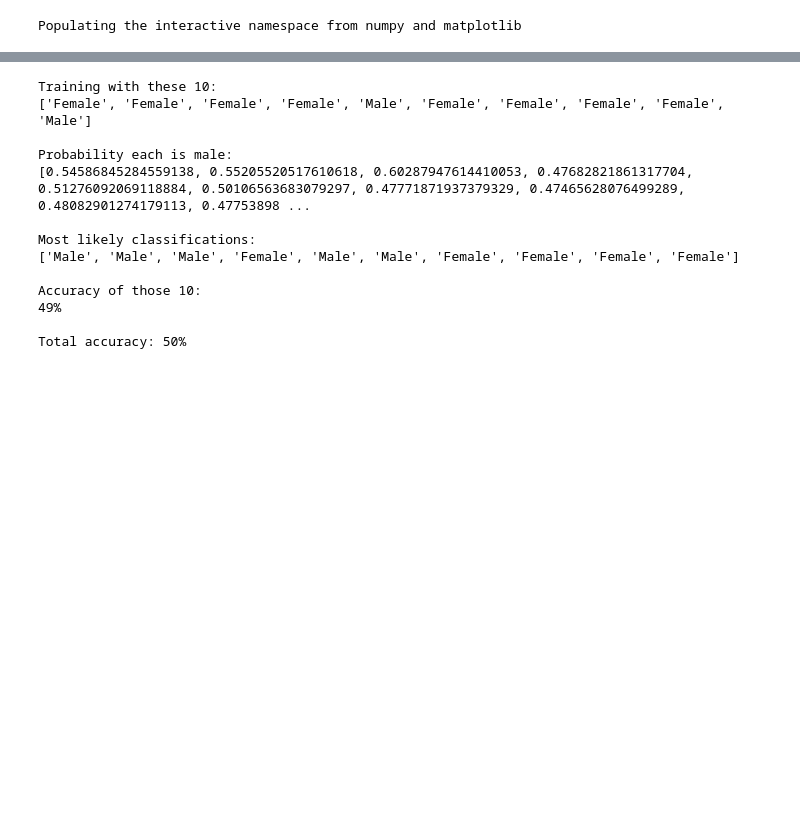
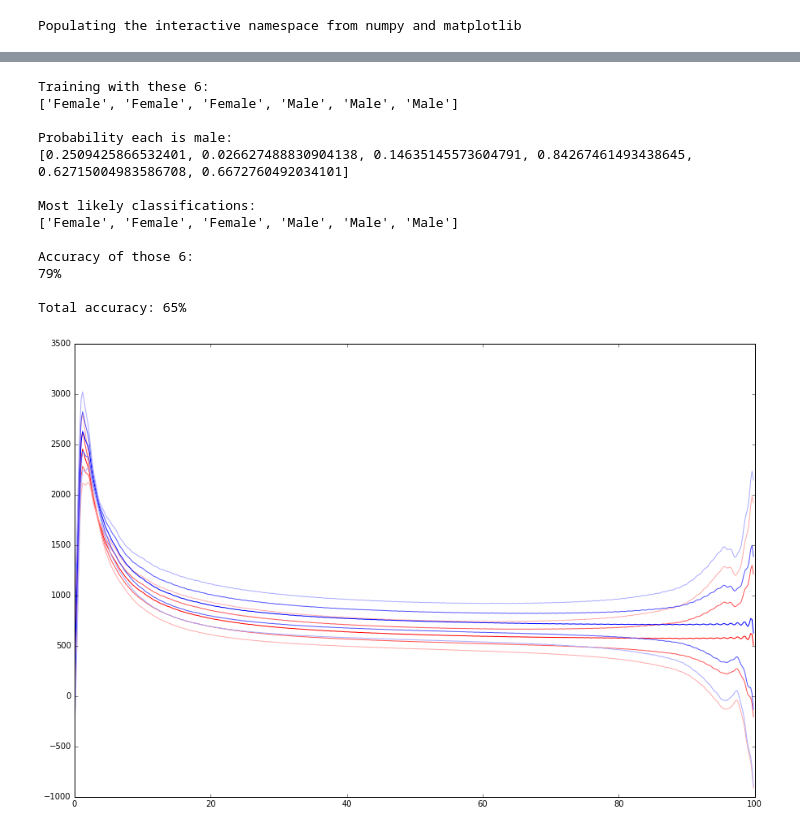
Before and after one commit to spatrickdoyle/doyle-ml-toolkit, a Jupyter notebook: Optimized Model Testing.ipynb, the cells around one changed output, grey strips where cells are left out. Cells and saved outputs as stored; diff of their text form; code cells hidden in the pictures; blank space fills up the shorter version.

```diff
--- a/Optimized Model Testing.ipynb
+++ b/Optimized Model Testing.ipynb
@@ -61,41 +61,56 @@ plt.show()
 # %%
 #Pull out a subset
-firstTen = GenderFromZS.train(GenderZSData,range(10))
-print "Training with these 10:"
-print firstTen.getAllY()
+testSix = GenderFromZS.train(GenderZSData,[13,14,15,33,34,37])
+print "Training with these 6:"
+print testSix.getAllY()
 print ""
 
 #Check the probability they're male
 print "Probability each is male:"
-print [i[1] for i in GenderFromZS.predict(firstTen,["Male" for i in range(10)])]
+print [i[1] for i in GenderFromZS.predict(testSix,["Male" for i in range(6)])]
 print ""
 
 #And just classify them
 print "Most likely classifications:"
-print [i[0] for i in GenderFromZS.predict(firstTen)]
+print [i[0] for i in GenderFromZS.predict(testSix)]
 print ""
 
 #Test the accuracy of that subset
-print "Accuracy of those 10:"
-print "%d%%\n"%(GenderFromZS.test(firstTen)*100.0 + 0.5)
+print "Accuracy of those 6:"
+print "%d%%\n"%(GenderFromZS.test(testSix)*100.0 + 0.5)
 
 #Train and test the whole set
 GenderFromZS.train(GenderZSData)
 print "Total accuracy: %d%%\n"%(GenderFromZS.test(GenderZSData)*100.0 + 0.5)
 # %% [output]
-Training with these 10:
-['Female', 'Female', 'Female', 'Female', 'Male', 'Female', 'Female', 'Female', 'Female', 'Male']
+Training with these 6:
+['Female', 'Female', 'Female', 'Male', 'Male', 'Male']
 
 Probability each is male:
-[0.54586845284559138, 0.55205520517610618, 0.60287947614410053, 0.47682821861317704, 0.51276092069118884, 0.50106563683079297, 0.47771871937379329, 0.47465628076499289, 0.48082901274179113, 0.47753898 ...
+[0.2509425866532401, 0.026627488830904138, 0.14635145573604791, 0.84267461493438645, 0.62715004983586708, 0.6672760492034101]
 
 Most likely classifications:
-['Male', 'Male', 'Male', 'Female', 'Male', 'Male', 'Female', 'Female', 'Female', 'Female']
+['Female', 'Female', 'Female', 'Male', 'Male', 'Male']
 
-Accuracy of those 10:
-49%
+Accuracy of those 6:
+79%
 
-Total accuracy: 50%
+Total accuracy: 65%
+# %%
+#GenderFromZS.plotSample(GenderZSData,13,'#ff0000')
+#GenderFromZS.plotSample(GenderZSData,14,'#ff0000')
+#GenderFromZS.plotSample(GenderZSData,15,'#ff0000')
+
+#GenderFromZS.plotSample(GenderZSData,33,'#0000ff')
+#GenderFromZS.plotSample(GenderZSData,34,'#0000ff')
+#GenderFromZS.plotSample(GenderZSData,37,'#0000ff')
+
+GenderFromZS.plotDistributionByClassification("Male","#ff0000")
+GenderFromZS.plotDistributionByClassification("Female","#0000ff")
+
+plt.show()
+# %% [output]
+[figure, added]
 # %%
 newData = GenderFromZS.genData("Male",3)
 GenderFromZS.plotApproximation(newData,0,'#ff0000')
```
Also changed, not shown: parts of 4 cells of this notebook, 49 other files.
